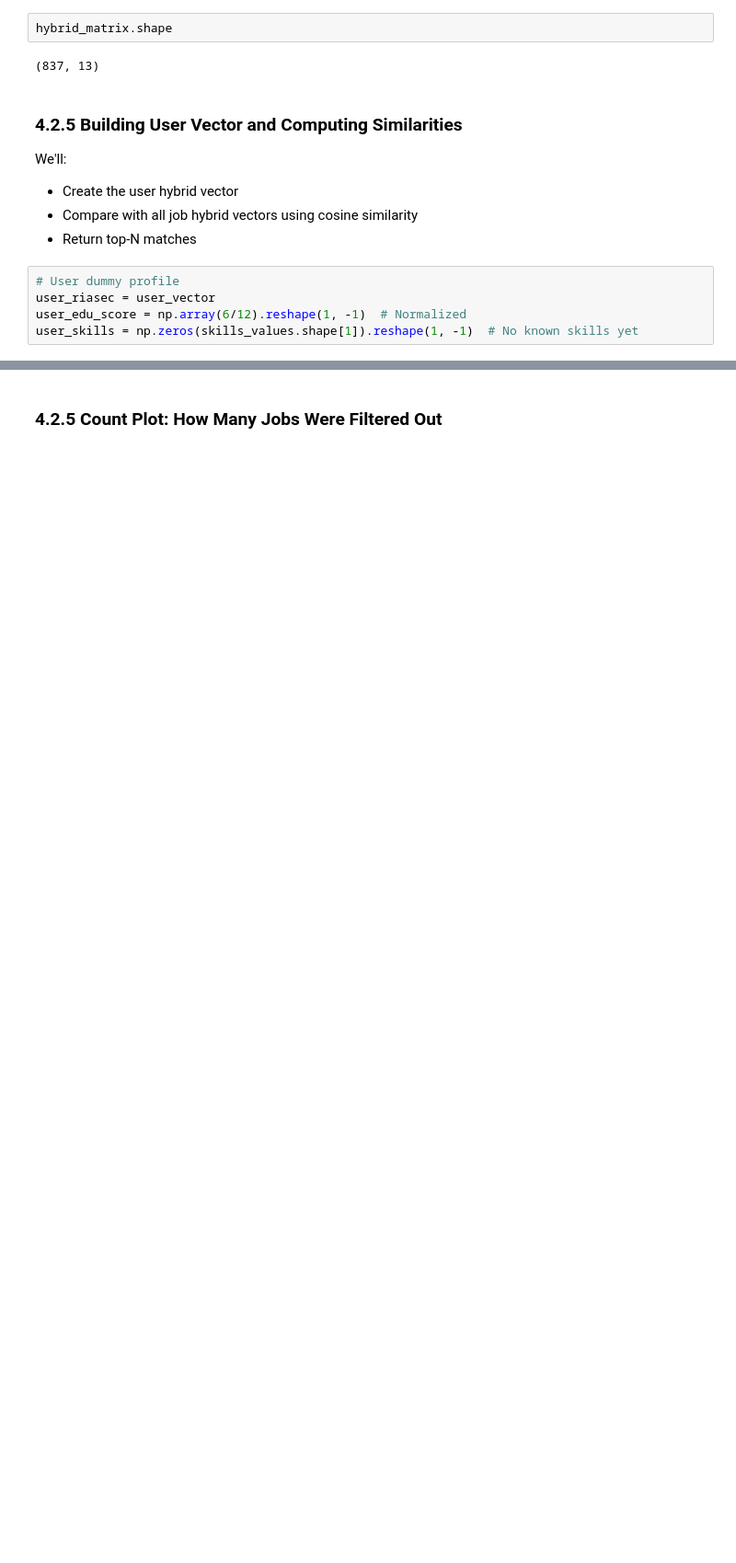
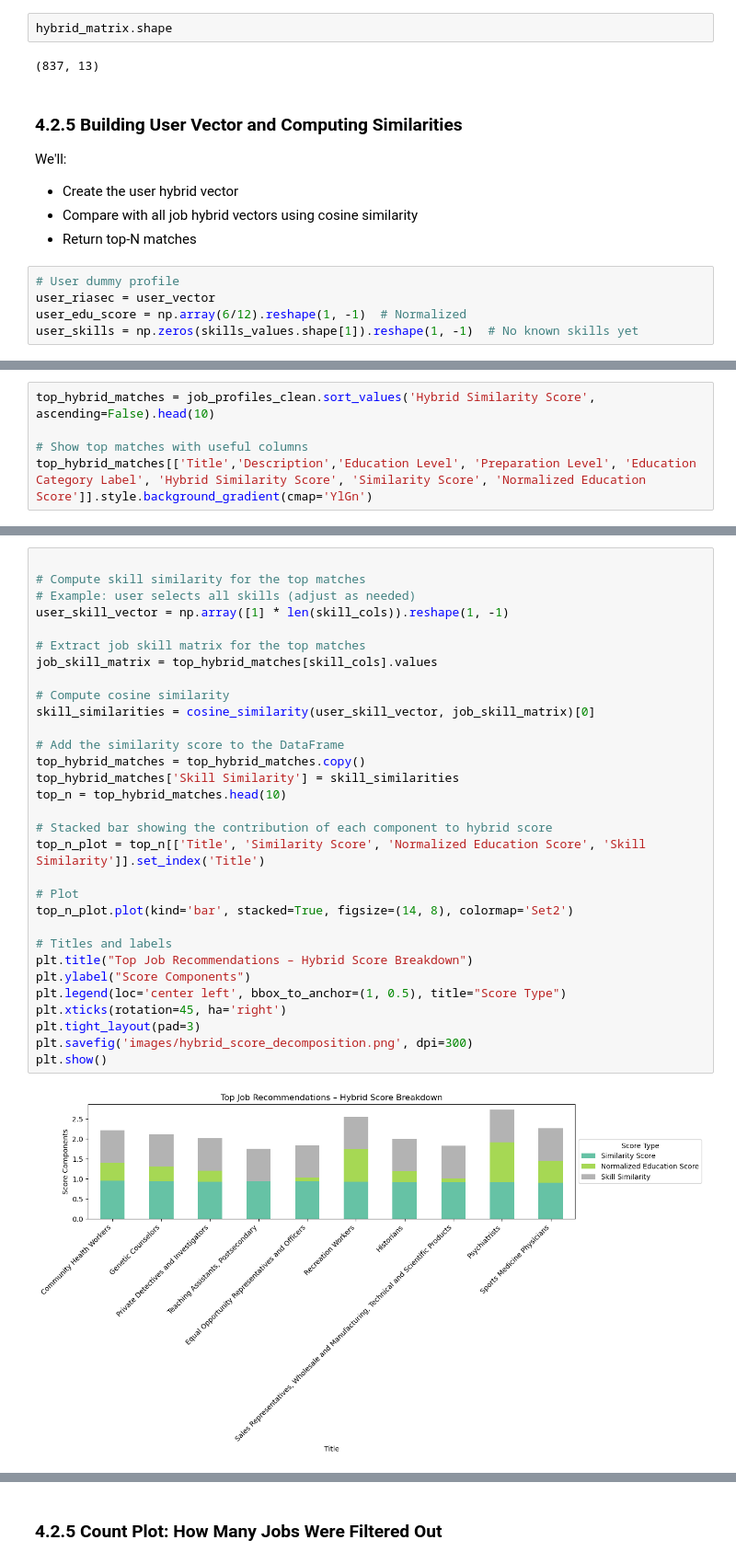
Before and after one commit to eugene-maina72/Phase_5_Capstone_Project-SmartPath, a Jupyter notebook: SmartPath.ipynb, the cells around one changed output, grey strips where cells are left out. Shown at 92% size. Saved outputs shown, nothing was run; the diff lists cells and outputs as text; blank space fills up the shorter version.

```diff
--- a/SmartPath.ipynb
+++ b/SmartPath.ipynb
@@ -1023,0 +1027,5 @@ Option B delivers personalized and qualified career matches helping users explor
+# %%
+top_hybrid_matches = job_profiles_clean.sort_values('Hybrid Similarity Score', ascending=False).head(10)
+
+# Show top matches with useful columns
+top_hybrid_matches[['Title','Description','Education Level', 'Preparation Level', 'Education Category Label', 'Hybrid Similarity Score', 'Similarity Score', 'Normalized Education Score']].style.background_gradient(cmap='YlGn')
@@ -1024 +1049,34 @@ Option B delivers personalized and qualified career matches helping users explor
+# %%
+
+# Compute skill similarity for the top matches
+# Example: user selects all skills (adjust as needed)
+user_skill_vector = np.array([1] * len(skill_cols)).reshape(1, -1)
+
+# Extract job skill matrix for the top matches
+job_skill_matrix = top_hybrid_matches[skill_cols].values
+
+# Compute cosine similarity
+skill_similarities = cosine_similarity(user_skill_vector, job_skill_matrix)[0]
+
+# Add the similarity score to the DataFrame
+top_hybrid_matches = top_hybrid_matches.copy()
+top_hybrid_matches['Skill Similarity'] = skill_similarities
+top_n = top_hybrid_matches.head(10)
+
+# Stacked bar showing the contribution of each component to hybrid score
+top_n_plot = top_n[['Title', 'Similarity Score', 'Normalized Education Score', 'Skill Similarity']].set_index('Title')
+
+# Plot
+top_n_plot.plot(kind='bar', stacked=True, figsize=(14, 8), colormap='Set2')
+
+# Titles and labels
+plt.title("Top Job Recommendations – Hybrid Score Breakdown")
+plt.ylabel("Score Components")
+plt.legend(loc='center left', bbox_to_anchor=(1, 0.5), title="Score Type")
+plt.xticks(rotation=45, ha='right')
+plt.tight_layout(pad=3)
+plt.savefig('images/hybrid_score_decomposition.png', dpi=300)
+plt.show()
+# %% [output]
+[figure, added]
 # %% [markdown]
```
Also changed, not shown: parts of 22 cells of this notebook, 3 other files.
